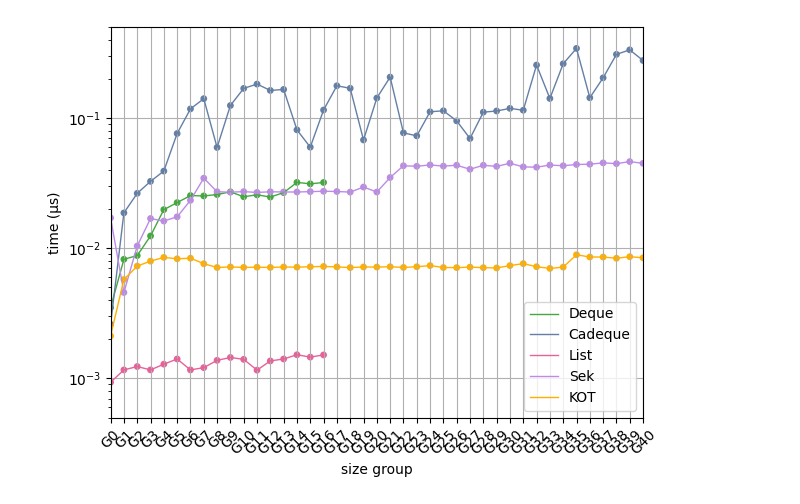
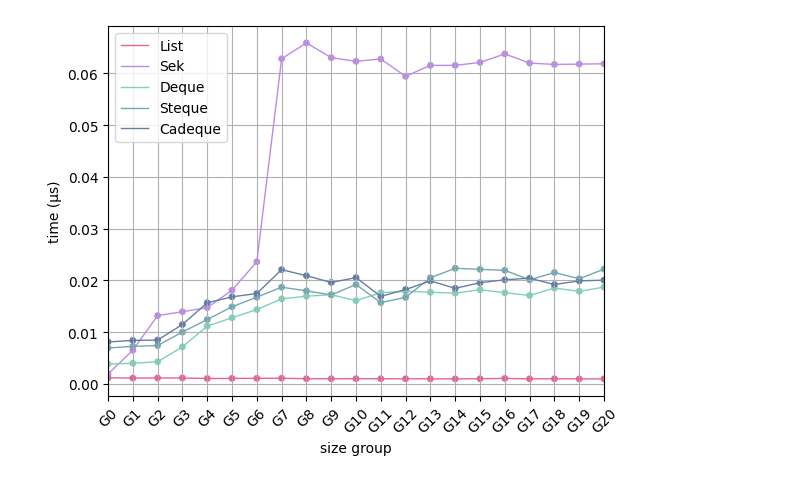
Before and after one commit to JulesViennotFranca/VerifiedCatenableDeque, a Jupyter notebook: bench/graphics.ipynb, the cells around one changed output. Cells and saved outputs as stored; diff of their text form; code cells hidden in the pictures.

```diff
--- a/bench/graphics.ipynb
+++ b/bench/graphics.ipynb
@@ -158,6 +21,0 @@ plot_time_data_2D("./tmp/push.pdf", data, all, 5.0e-1, scale='log')
-# %%
-# Graph for pop
-data = concat_read_data(all, "pop")
-plot_time_data_2D("./tmp/pop.pdf", data, all, 5.0e-1, scale='log')
-# %% [output]
-[figure, removed]
@@ -163,0 +180,9 @@ plot_time_data_2D("./tmp/pop.pdf", data, all, 5.0e-1, scale='log')
+# %%
+# Graph for push
+
+file = "./tmp/push.csv"
+data = pd.read_csv(file)
+
+plot_time_data_2D(data, [list, sek, deque, steque, cadeque])
+# %% [output]
+[figure, added]
```
Also changed, not shown: parts of 10 cells of this notebook, 4 other files.
